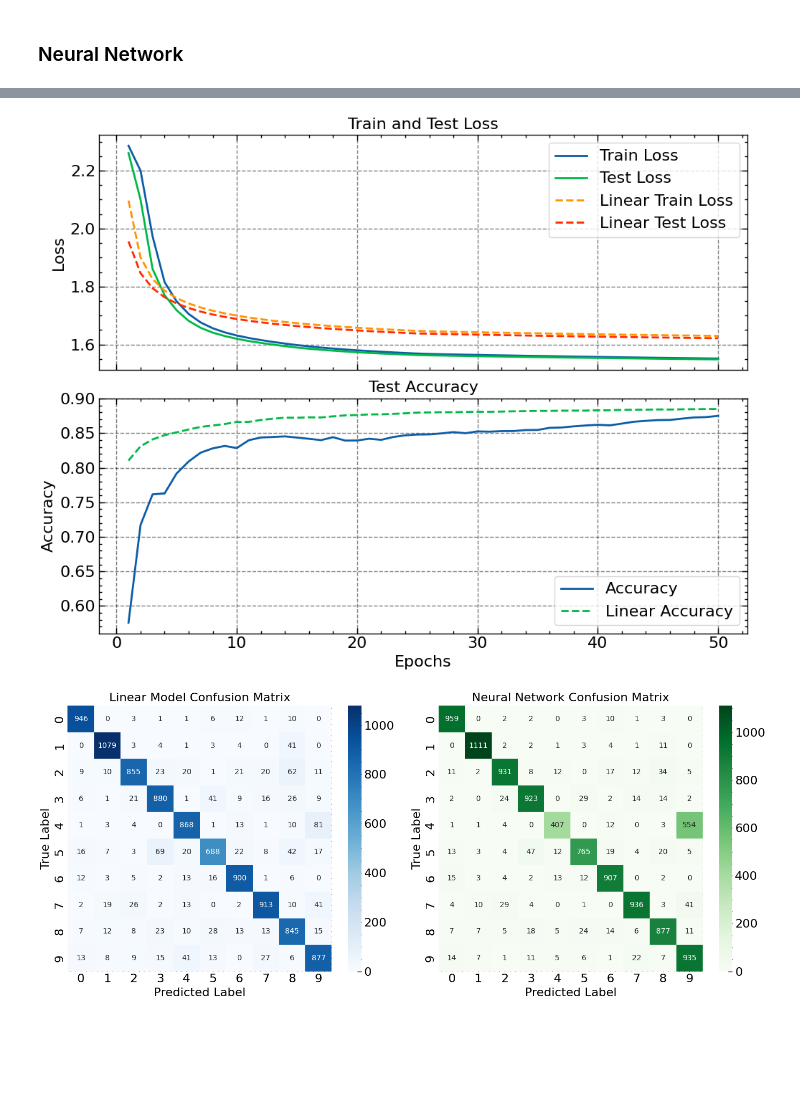
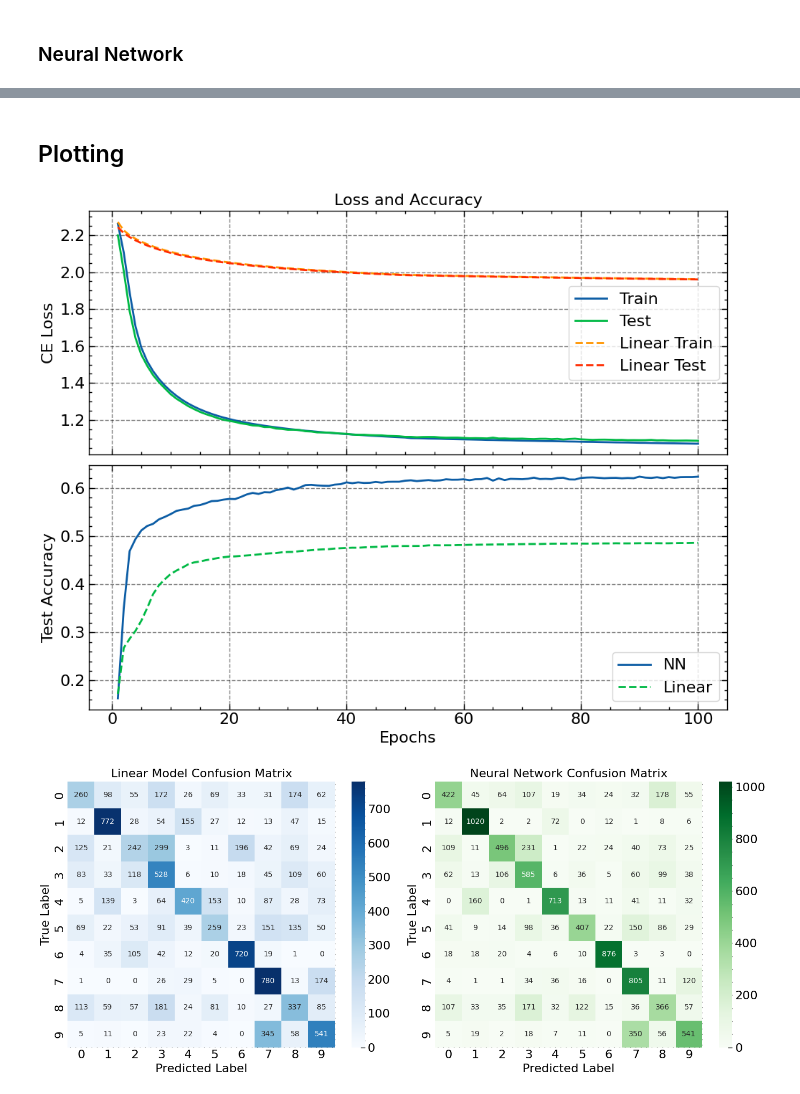
Before and after one commit to marchfra/interface, a Jupyter notebook: pytorch/torch_classification.ipynb, the cells around one changed output, grey strips where cells are left out. Cells and saved outputs as stored; diff of their text form; code cells hidden in the pictures; blank space fills up the shorter version.

```diff
--- a/pytorch/torch_classification.ipynb
+++ b/pytorch/torch_classification.ipynb
@@ -98,8 +70,8 @@ LEARNING_RATE = 1e-2
 # %% [markdown]
 ### Linear model benchmark
 # %%
-linear_model = nn.Sequential(
+lin_model = nn.Sequential(
     nn.Flatten(),
-    nn.Linear(28 * 28, 10),
+    nn.Linear(INPUT_SIZE, NUM_CLASSES),
     nn.Sigmoid(),
 ).to(device)
@@ -139,15 +97,14 @@ class NeuralNetwork(nn.Module):
             nn.ReLU(),
             nn.Linear(512, output_dim),
         )
-        self.sigmoid = nn.Sigmoid()
 
     def forward(self, x: torch.Tensor) -> torch.Tensor:
         x = self.flatten(x)
         logits = self.linear_relu_stack(x)
-        return self.sigmoid(logits)
+        return logits
 # %%
-model = NeuralNetwork(28 * 28, 10).to(device)
-print(model)
+nn_model = NeuralNetwork(INPUT_SIZE, NUM_CLASSES).to(device)
+print(nn_model)
 # %% [output]
 NeuralNetwork(
   (flatten): Flatten(start_dim=1, end_dim=-1)
@@ -185,40 +119,51 @@ Done!
+# %%
+nn_train_losses, nn_test_losses, nn_accuracies = train_classification(
+    nn_model,
+    train_dataloader,
+    test_dataloader,
+    LEARNING_RATE,
+    NUM_EPOCHS,
+)
+# %% [markdown]
+## Plotting
 # %%
 fig, axes = plt.subplots(2, 1, sharex=True, figsize=(10, 8))
 
 ax = axes[0]
-ax.plot(range(1, EPOCHS + 1), train_losses, label="Train Loss")
-ax.plot(range(1, EPOCHS + 1), test_losses, label="Test Loss")
+ax.plot(range(1, NUM_EPOCHS + 1), nn_train_losses, label="Train")
+ax.plot(range(1, NUM_EPOCHS + 1), nn_test_losses, label="Test")
 ax.plot(
-    range(1, EPOCHS + 1), linear_train_losses, label="Linear Train Loss", linestyle="--"
+    range(1, NUM_EPOCHS + 1),
+    lin_train_losses,
+    label="Linear Train",
+    linestyle="--",
 )
-ax.plot(
-    range(1, EPOCHS + 1), linear_test_losses, label="Linear Test Loss", linestyle="--"
-)
+ax.plot(range(1, NUM_EPOCHS + 1), lin_test_losses, label="Linear Test", linestyle="--")
 
-ax.set_title("Train and Test Loss")
-ax.set_ylabel("Loss")
+ax.set_title("Loss and Accuracy")
+ax.set_ylabel("CE Loss")
 
 ax.legend()
 
 ax = axes[1]
-ax.plot(range(1, EPOCHS + 1), accuracies, label="Accuracy")
-ax.plot(
-    range(1, EPOCHS + 1), linear_accuracies, label="Linear Accuracy", linestyle="--"
-)
+ax.plot(range(1, NUM_EPOCHS + 1), nn_accuracies, label="NN")
+ax.plot(range(1, NUM_EPOCHS + 1), lin_accuracies, label="Linear", linestyle="--")
 
-ax.set_title("Test Accuracy")
 ax.set_xlabel("Epochs")
-ax.set_ylabel("Accuracy")
+ax.set_ylabel("Test Accuracy")
 
 ax.legend()
 
 fig.tight_layout()
 plt.show()
 
 if SAVEFIG:
-    fig.savefig("./images/class_loss_acc.png", dpi=200)
+    fig.savefig(
+        f"./images/class_loss_acc_{NUM_EPOCHS}_{LEARNING_RATE}_{BATCH_SIZE}.png",
+        dpi=200,
+    )
 # %% [output]
-[figure, old version]
+[figure, new version]
 # %%
 def get_num_classes(dataloader: DataLoader) -> int:
     num_classes = 0
@@ -252,7 +197,7 @@ ax.set_ylabel("True Label")
 ax.set_title("Linear Model Confusion Matrix")
 
 ax = axes[1]
-sns.heatmap(conf_matrix, annot=True, fmt="d", ax=ax, cmap="Greens")
+sns.heatmap(nn_conf_matrix, annot=True, fmt="d", ax=ax, cmap="Greens")
 ax.set_xlabel("Predicted Label")
 ax.set_ylabel("True Label")
 ax.set_title("Neural Network Confusion Matrix")
@@ -261,6 +206,9 @@ fig.tight_layout()
 plt.show()
 
 if SAVEFIG:
-    fig.savefig("./images/class_conf_matrix.png", dpi=200)
+    fig.savefig(
+        f"./images/class_conf_matrix_{NUM_EPOCHS}_{LEARNING_RATE}_{BATCH_SIZE}.png",
+        dpi=200,
+    )
 # %% [output]
-[figure, old version]
+[figure, new version]
```
Also changed, not shown: parts of 18 cells of this notebook, 10 other files.
